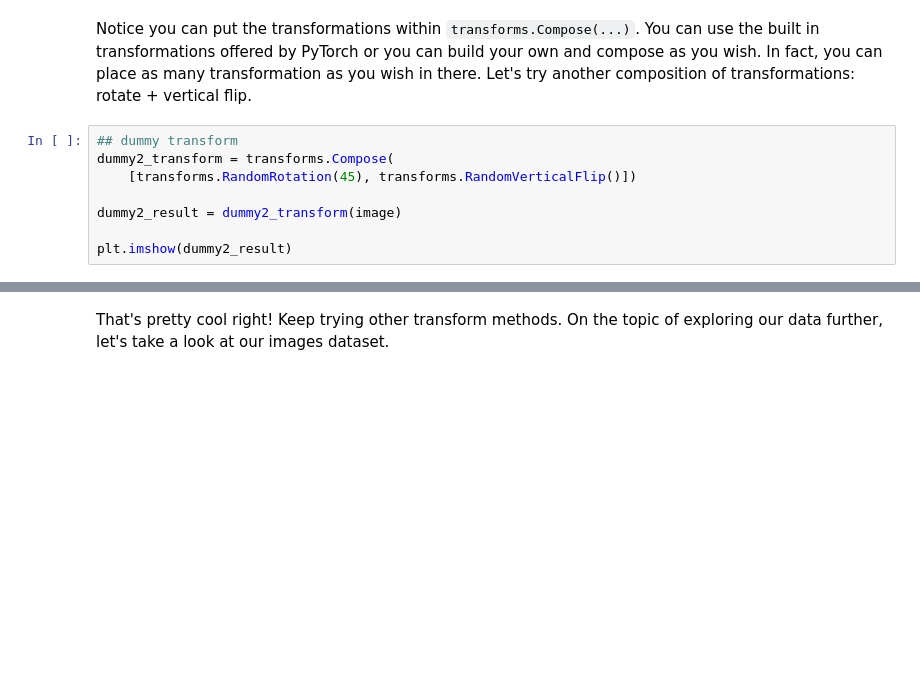
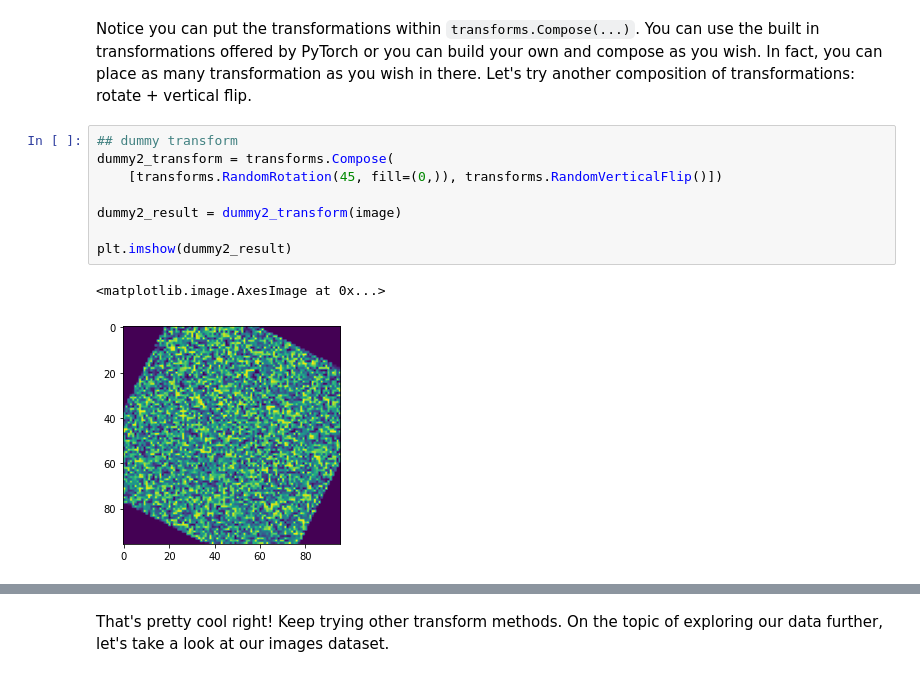
Before and after one commit to dair-ai/notebooks, a Jupyter notebook: _notebooks/2020-03-18-A_Gentle_Introduction_to_PyTorch_1_2.ipynb, the cells around one changed output, grey strips where cells are left out. Saved outputs shown, nothing was run; the diff lists cells and outputs as text; blank space fills up the shorter version.

```diff
--- a/_notebooks/2020-03-18-A_Gentle_Introduction_to_PyTorch_1_2.ipynb
+++ b/_notebooks/2020-03-18-A_Gentle_Introduction_to_PyTorch_1_2.ipynb
@@ -169,8 +140,11 @@ Notice you can put the transformations within `transforms.Compose(...)`. You can
 # %%
 ## dummy transform
 dummy2_transform = transforms.Compose(
-    [transforms.RandomRotation(45), transforms.RandomVerticalFlip()])
+    [transforms.RandomRotation(45, fill=(0,)), transforms.RandomVerticalFlip()])
 
 dummy2_result = dummy2_transform(image)
 
 plt.imshow(dummy2_result)
+# %% [output]
+<matplotlib.image.AxesImage at 0x...>
+[figure, added]
```
Also changed, not shown: parts of 15 cells of this notebook, 3 other files.
